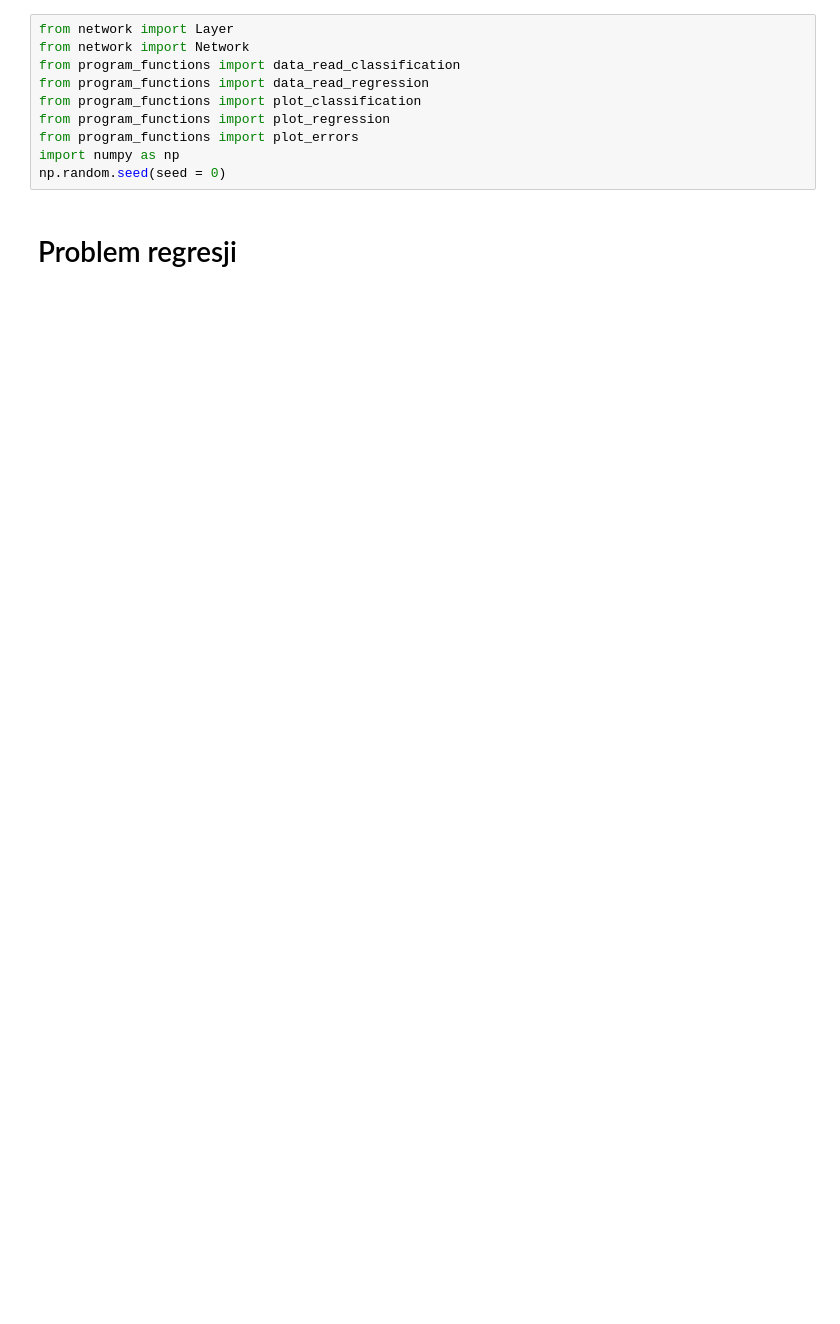
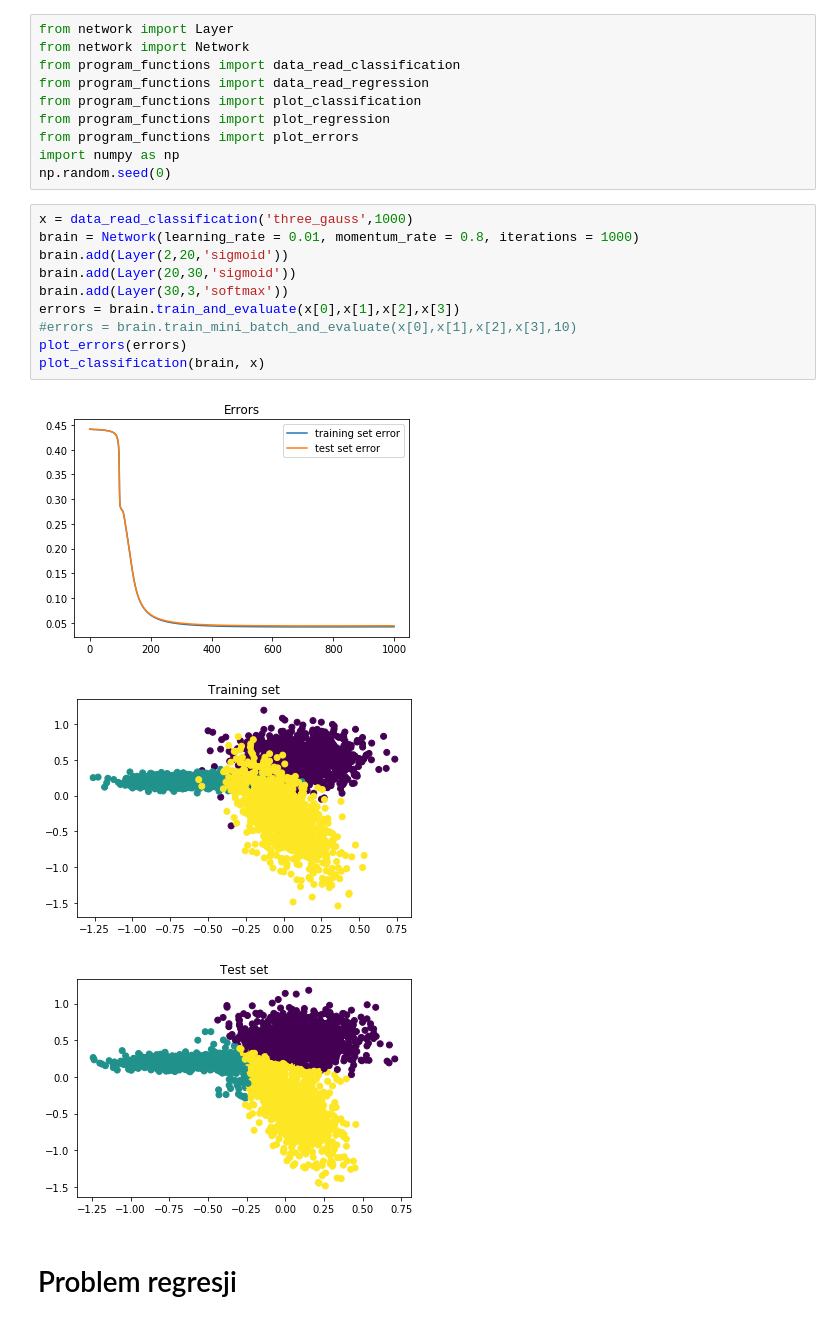
Before and after one commit to Kaketo/Backpropagation, a Jupyter notebook: testy do raportu.ipynb, the cells around one changed output. Cells and saved outputs as stored; diff of their text form; blank space fills up the shorter version.

```diff
--- a/testy do raportu.ipynb
+++ b/testy do raportu.ipynb
@@ -7,6 +7,20 @@ from program_functions import plot_classification
 from program_functions import plot_regression
 from program_functions import plot_errors
 import numpy as np
-np.random.seed(seed = 0)
+np.random.seed(0)
+# %%
+x = data_read_classification('three_gauss',1000)
+brain = Network(learning_rate = 0.01, momentum_rate = 0.8, iterations = 1000)
+brain.add(Layer(2,20,'sigmoid'))
+brain.add(Layer(20,30,'sigmoid'))
+brain.add(Layer(30,3,'softmax'))
+errors = brain.train_and_evaluate(x[0],x[1],x[2],x[3])
+#errors = brain.train_mini_batch_and_evaluate(x[0],x[1],x[2],x[3],10)
+plot_errors(errors)
+plot_classification(brain, x)
+# %% [output]
+[figure, added]
+[figure, added]
+[figure, added]
 # %% [markdown]
 # Problem regresji
```
Also changed, not shown: parts of 6 cells of this notebook, 2 other files.
